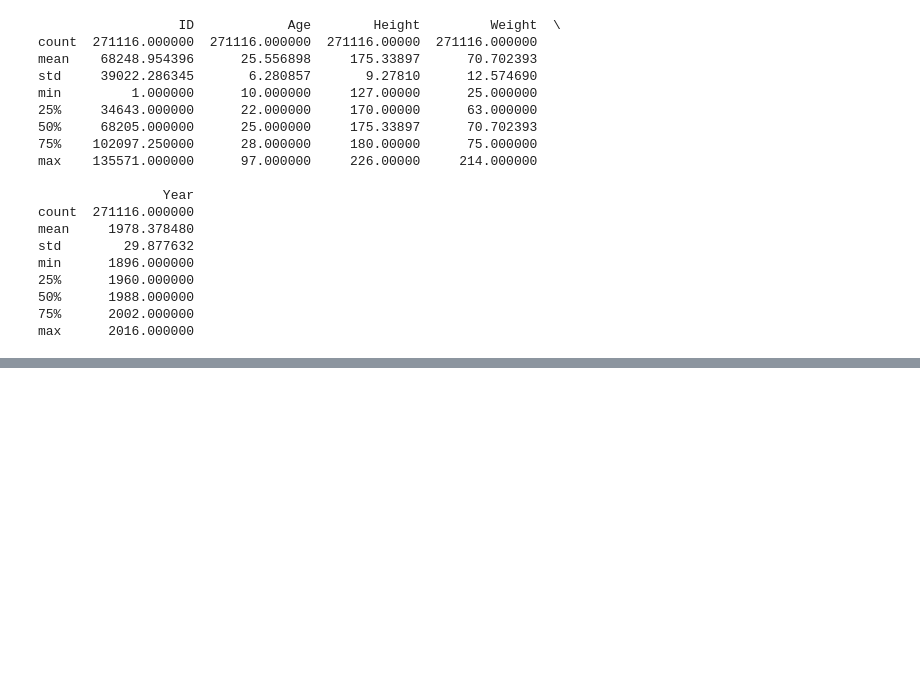
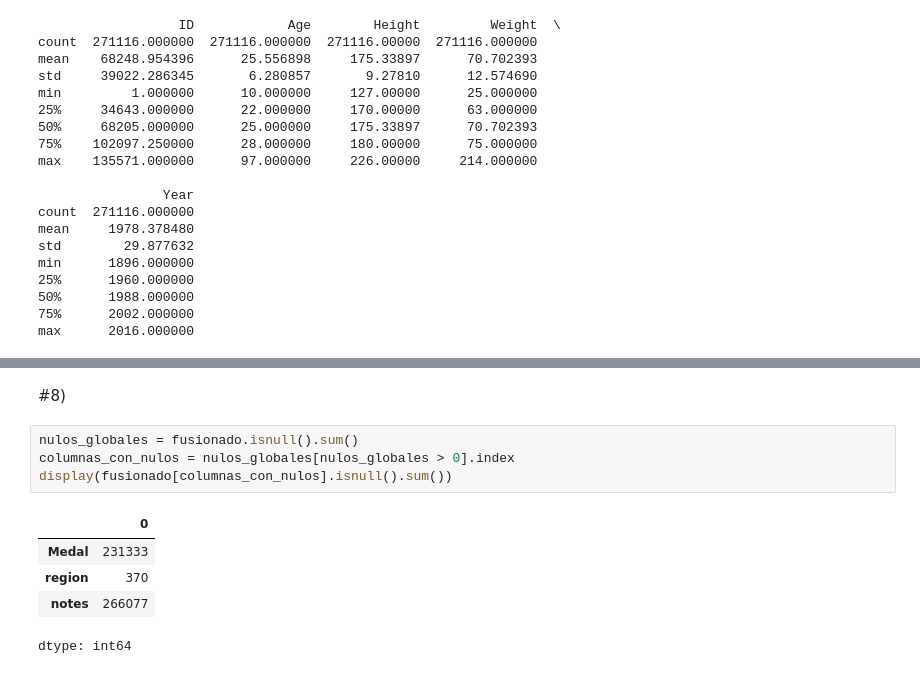
Before and after one commit to Ometh-cmd/taller-pandas-olimpiadas-grupoX, a Jupyter notebook: src/Proyecto_pandas_Faltantes_y_nuevas_variables.ipynb, the cells around one changed output, grey strips where cells are left out. Saved outputs shown, nothing was run; the diff lists cells and outputs as text; blank space fills up the shorter version.

```diff
--- a/notebooks/Proyecto_pandas_Análisis_inicial_y_limpieza.ipynb
+++ b/src/Proyecto_pandas_Faltantes_y_nuevas_variables.ipynb
@@ -142,0 +179,12 @@ max      2016.000000
+# %% [markdown]
+#8)
+# %%
+nulos_globales = fusionado.isnull().sum()
+columnas_con_nulos = nulos_globales[nulos_globales > 0].index
+display(fusionado[columnas_con_nulos].isnull().sum())
+# %% [output]
+|  | 0 |
+| Medal | 231333 |
+| region | 370 |
+| notes | 266077 |
+dtype: int64
```
Also changed, not shown: parts of 47 cells of this notebook, 3 other files.
